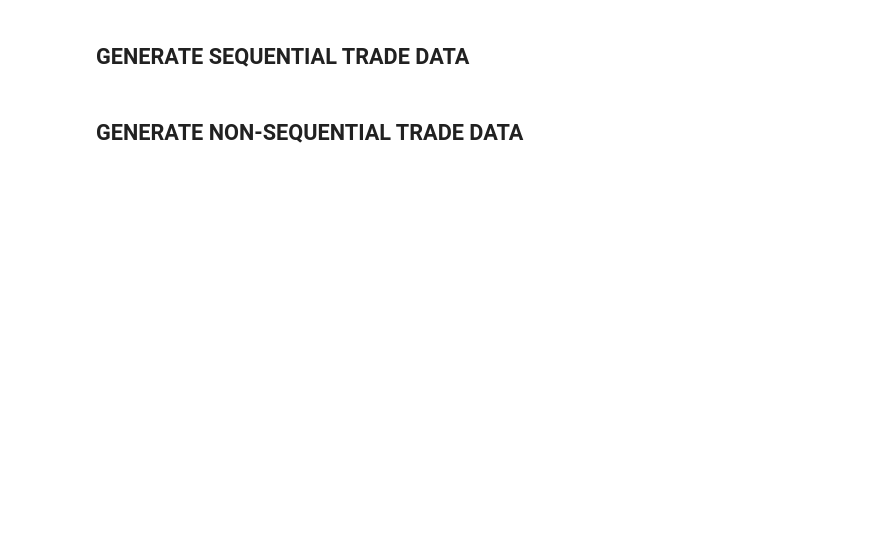
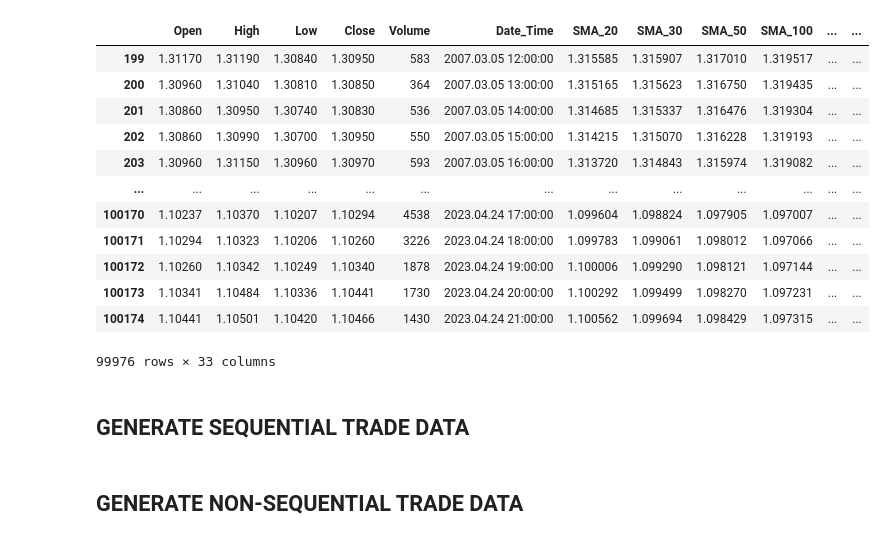
Before and after one commit to EngineerDanny/robust_algo_trader, a Jupyter notebook: data/gen_trade_data.ipynb, the cells around one changed output. Saved outputs shown, nothing was run; the diff lists cells and outputs as text; code cells hidden in the pictures; blank space fills up the shorter version.

```diff
--- a/data/gen_trade_data.ipynb
+++ b/data/gen_trade_data.ipynb
@@ -31,6 +32,22 @@ df = pd.read_csv(dataset_path, index_col=0)
 
 y = df[['Close']]
 offset = y.index[0]
+# %%
+df
+# %% [output]
+|  | Open | High | Low | Close | Volume | Date_Time | SMA_20 | SMA_30 | SMA_50 | SMA_100 | ... | ... |
+| 199 | 1.31170 | 1.31190 | 1.30840 | 1.30950 | 583 | 2007.03.05 12:00:00 | 1.315585 | 1.315907 | 1.317010 | 1.319517 | ... | ... |
+| 200 | 1.30960 | 1.31040 | 1.30810 | 1.30850 | 364 | 2007.03.05 13:00:00 | 1.315165 | 1.315623 | 1.316750 | 1.319435 | ... | ... |
+| 201 | 1.30860 | 1.30950 | 1.30740 | 1.30830 | 536 | 2007.03.05 14:00:00 | 1.314685 | 1.315337 | 1.316476 | 1.319304 | ... | ... |
+| 202 | 1.30860 | 1.30990 | 1.30700 | 1.30950 | 550 | 2007.03.05 15:00:00 | 1.314215 | 1.315070 | 1.316228 | 1.319193 | ... | ... |
+| 203 | 1.30960 | 1.31150 | 1.30960 | 1.30970 | 593 | 2007.03.05 16:00:00 | 1.313720 | 1.314843 | 1.315974 | 1.319082 | ... | ... |
+| ... | ... | ... | ... | ... | ... | ... | ... | ... | ... | ... | ... | ... |
+| 100170 | 1.10237 | 1.10370 | 1.10207 | 1.10294 | 4538 | 2023.04.24 17:00:00 | 1.099604 | 1.098824 | 1.097905 | 1.097007 | ... | ... |
+| 100171 | 1.10294 | 1.10323 | 1.10206 | 1.10260 | 3226 | 2023.04.24 18:00:00 | 1.099783 | 1.099061 | 1.098012 | 1.097066 | ... | ... |
+| 100172 | 1.10260 | 1.10342 | 1.10249 | 1.10340 | 1878 | 2023.04.24 19:00:00 | 1.100006 | 1.099290 | 1.098121 | 1.097144 | ... | ... |
+| 100173 | 1.10341 | 1.10484 | 1.10336 | 1.10441 | 1730 | 2023.04.24 20:00:00 | 1.100292 | 1.099499 | 1.098270 | 1.097231 | ... | ... |
+| 100174 | 1.10441 | 1.10501 | 1.10420 | 1.10466 | 1430 | 2023.04.24 21:00:00 | 1.100562 | 1.099694 | 1.098429 | 1.097315 | ... | ... |
+99976 rows × 33 columns
 # %% [markdown]
 ## GENERATE SEQUENTIAL TRADE DATA
 # %%
```
Also changed, not shown: parts of 2 cells of this notebook, 3 other files.
